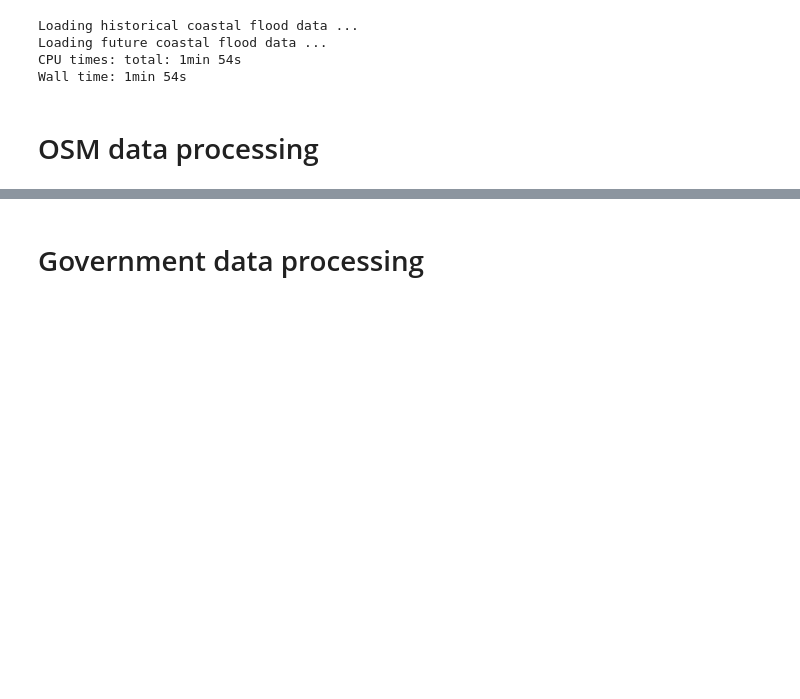
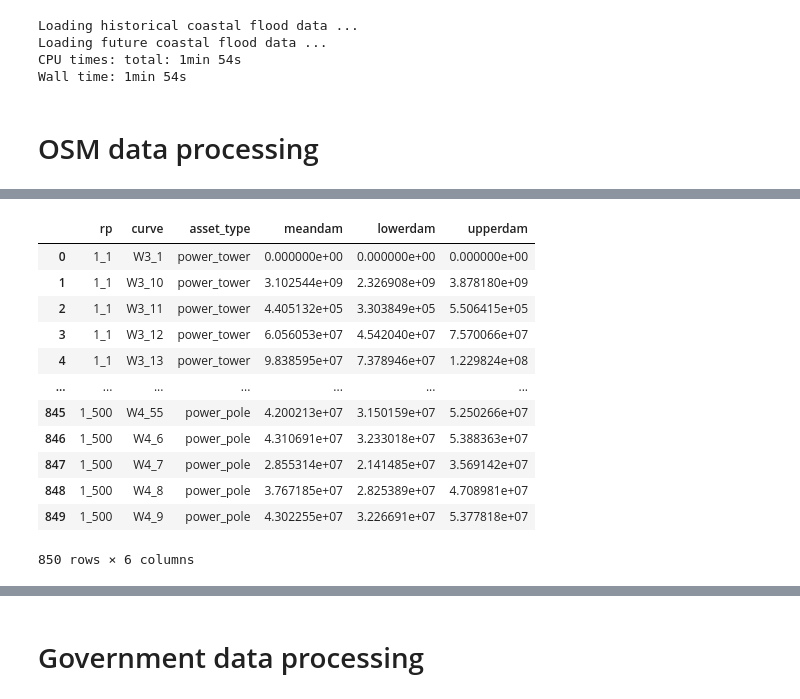
Before and after one commit to Mengqi-Ye/pg_risk_analysis, a Jupyter notebook: notebooks/Example_run.ipynb, the cells around one changed output, grey strips where cells are left out. Drawn from its saved outputs; the diff is of its cells as text; code cells hidden in the pictures; blank space fills up the shorter version.

```diff
--- a/notebooks/Example_run.ipynb
+++ b/notebooks/Example_run.ipynb
@@ -1001,3 +1027,19 @@ osm_damage_infra = assess_damage_osm('TWN',osm_power_infra,'tc')
+# %%
+osm_damage_infra['']
+# %% [output]
+|  | rp | curve | asset_type | meandam | lowerdam | upperdam |
+| 0 | 1_1 | W3_1 | power_tower | 0.000000e+00 | 0.000000e+00 | 0.000000e+00 |
+| 1 | 1_1 | W3_10 | power_tower | 3.102544e+09 | 2.326908e+09 | 3.878180e+09 |
+| 2 | 1_1 | W3_11 | power_tower | 4.405132e+05 | 3.303849e+05 | 5.506415e+05 |
+| 3 | 1_1 | W3_12 | power_tower | 6.056053e+07 | 4.542040e+07 | 7.570066e+07 |
+| 4 | 1_1 | W3_13 | power_tower | 9.838595e+07 | 7.378946e+07 | 1.229824e+08 |
+| ... | ... | ... | ... | ... | ... | ... |
+| 845 | 1_500 | W4_55 | power_pole | 4.200213e+07 | 3.150159e+07 | 5.250266e+07 |
+| 846 | 1_500 | W4_6 | power_pole | 4.310691e+07 | 3.233018e+07 | 5.388363e+07 |
+| 847 | 1_500 | W4_7 | power_pole | 2.855314e+07 | 2.141485e+07 | 3.569142e+07 |
+| 848 | 1_500 | W4_8 | power_pole | 3.767185e+07 | 2.825389e+07 | 4.708981e+07 |
+| 849 | 1_500 | W4_9 | power_pole | 4.302255e+07 | 3.226691e+07 | 5.377818e+07 |
+850 rows × 6 columns
 # %%
 # extract nested dict by key
 osm_damage_infra[1]['_CMCC-CM2-VHR4']
```
Also changed, not shown: parts of 17 cells of this notebook, 2 other files.
